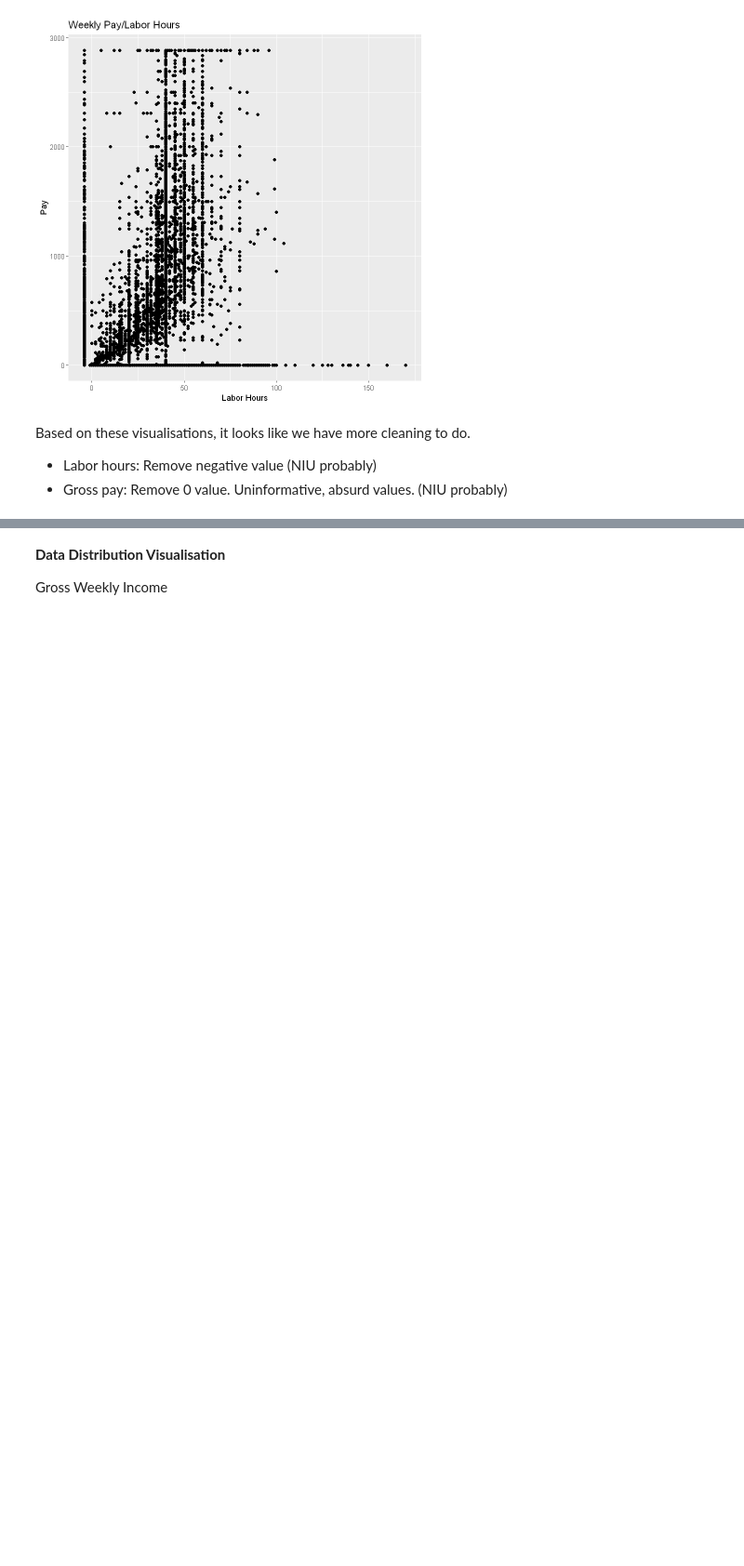
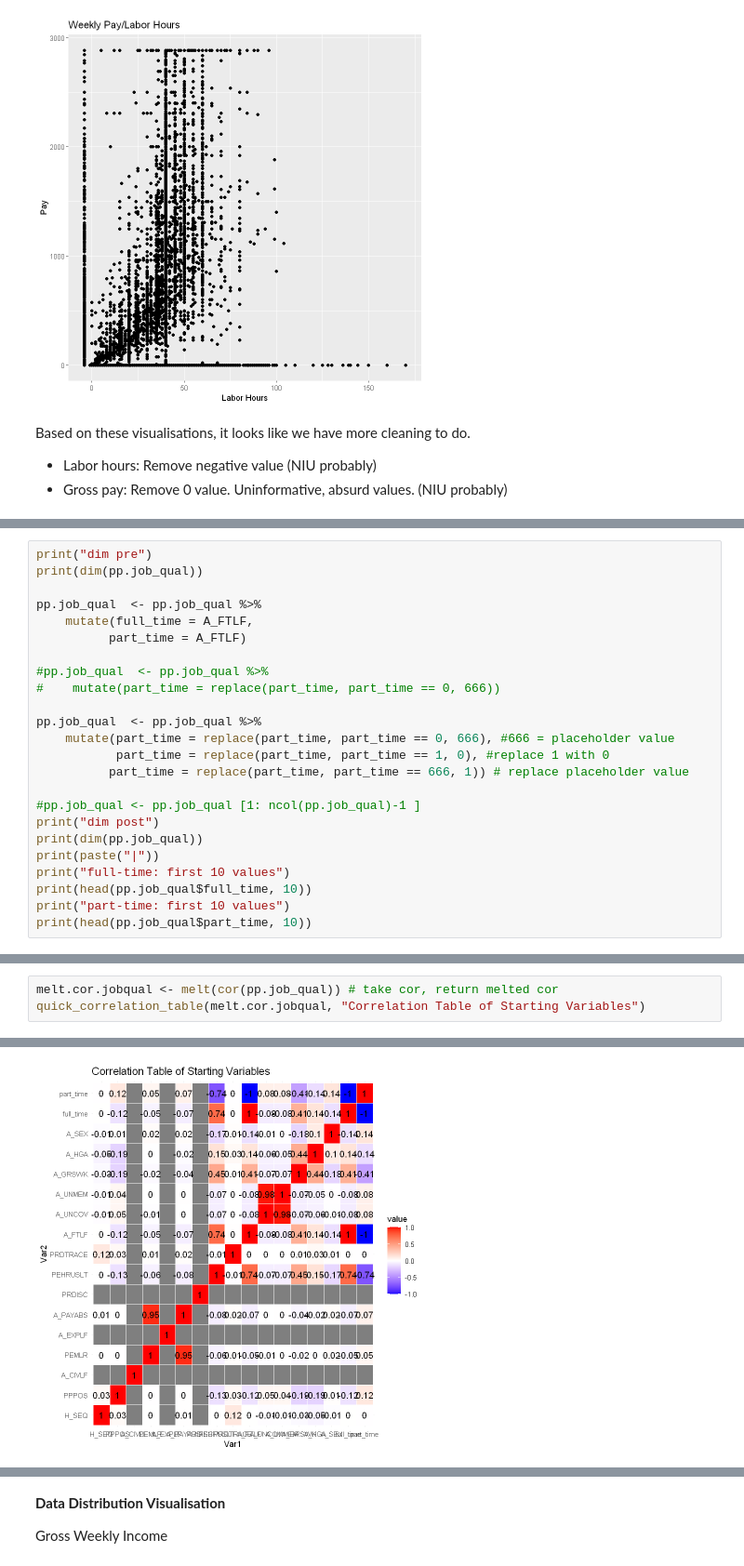
Before and after one commit to alapadat/DPSN_FinalProject_Repository, a Jupyter notebook: LAPADAT_DSPN_S23_FinalProject.ipynb, the cells around one changed output, grey strips where cells are left out. Shown at 93% size. Saved outputs shown, nothing was run; the diff lists cells and outputs as text; blank space fills up the shorter version.

```diff
--- a/LAPADAT_DSPN_S23_FinalProject.ipynb
+++ b/LAPADAT_DSPN_S23_FinalProject.ipynb
@@ -400,0 +536,24 @@ person  <- read.csv("income_over_0_pppub22.csv")
+# %%
+print("dim pre")
+print(dim(pp.job_qual))
+
+pp.job_qual  <- pp.job_qual %>%
+    mutate(full_time = A_FTLF,
+          part_time = A_FTLF)
+
+#pp.job_qual  <- pp.job_qual %>%
+#    mutate(part_time = replace(part_time, part_time == 0, 666))
+
+pp.job_qual  <- pp.job_qual %>%
+    mutate(part_time = replace(part_time, part_time == 0, 666), #666 = placeholder value
+           part_time = replace(part_time, part_time == 1, 0), #replace 1 with 0
+          part_time = replace(part_time, part_time == 666, 1)) # replace placeholder value
+
+#pp.job_qual <- pp.job_qual [1: ncol(pp.job_qual)-1 ]
+print("dim post")
+print(dim(pp.job_qual))
+print(paste("|"))
+print("full-time: first 10 values")
+print(head(pp.job_qual$full_time, 10))
+print("part-time: first 10 values")
+print(head(pp.job_qual$part_time, 10))
@@ -400,0 +570,4 @@ person  <- read.csv("income_over_0_pppub22.csv")
+# %%
+melt.cor.jobqual <- melt(cor(pp.job_qual)) # take cor, return melted cor
+quick_correlation_table(melt.cor.jobqual, "Correlation Table of Starting Variables")
+# %% [output]
@@ -400,0 +578 @@ person  <- read.csv("income_over_0_pppub22.csv")
+[figure, added]
```
Also changed, not shown: parts of 154 cells of this notebook, 3 other files.
